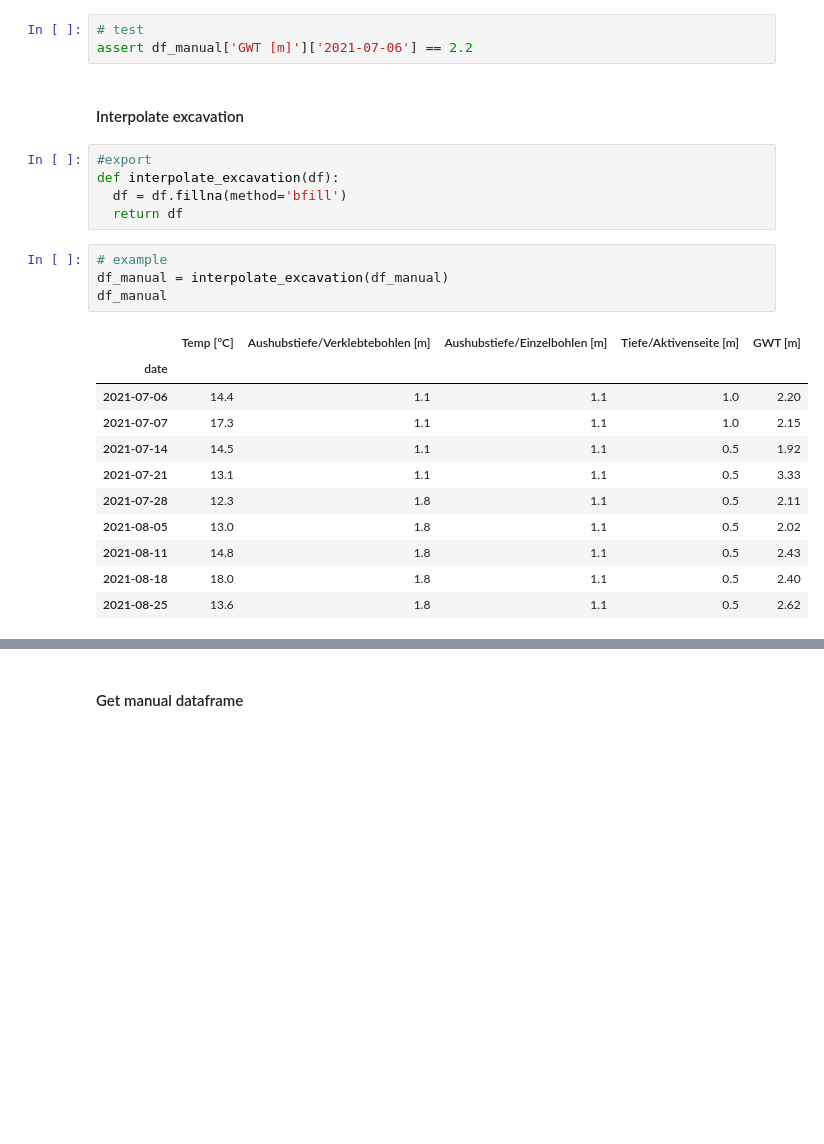
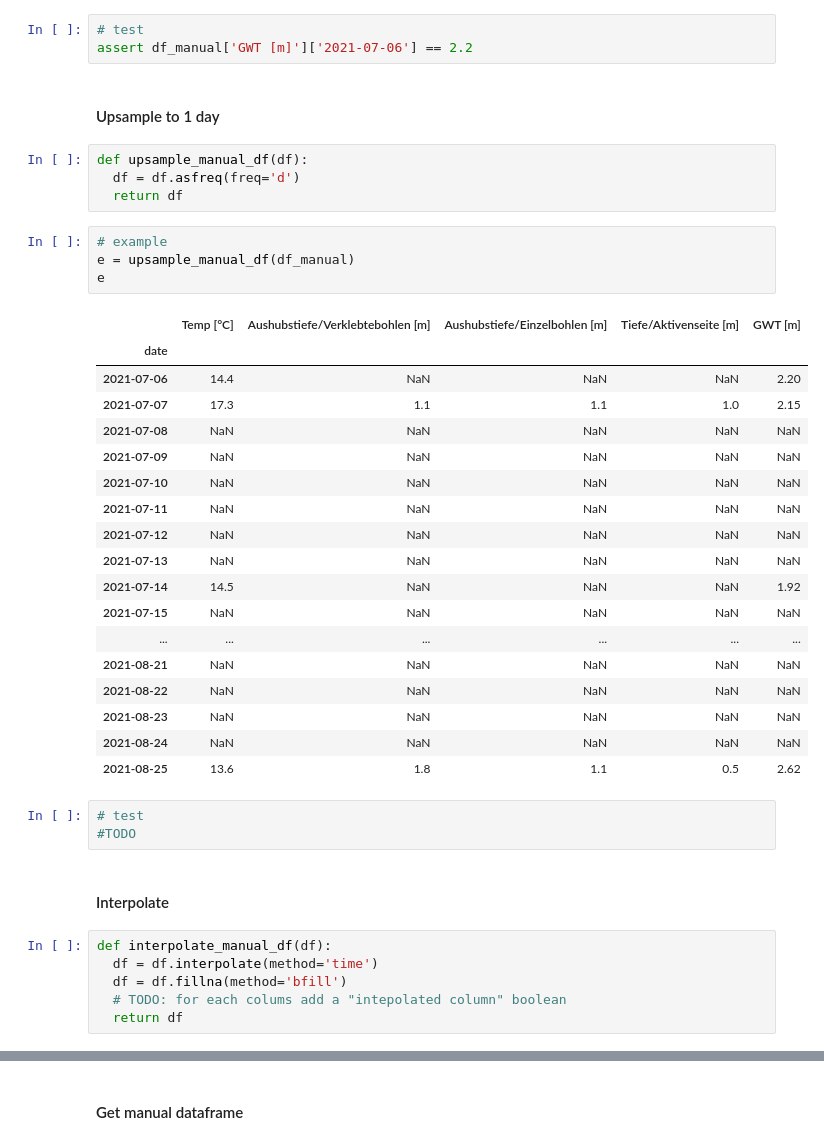
Before and after one commit to PAYEUR/spundsteif, a Jupyter notebook: 03_pressures.ipynb, the cells around one changed output, grey strips where cells are left out. Saved outputs shown, nothing was run; the diff lists cells and outputs as text; blank space fills up the shorter version.

```diff
--- a/03_pressures.ipynb
+++ b/03_pressures.ipynb
@@ -247,26 +245,43 @@ df_manual
 # %%
 # test
 assert df_manual['GWT [m]']['2021-07-06'] == 2.2
+# %% [markdown]
+#### Upsample to 1 day
+# %%
+def upsample_manual_df(df):
+  df = df.asfreq(freq='d')
+  return df
+# %%
+# example
+e = upsample_manual_df(df_manual)
+e
+# %% [output]
+|  | Temp [°C] | Aushubstiefe/Verklebtebohlen [m] | Aushubstiefe/Einzelbohlen [m] | Tiefe/Aktivenseite [m] | GWT [m] |
+| date |  |  |  |  |  |
+| 2021-07-06 | 14.4 | NaN | NaN | NaN | 2.20 |
+| 2021-07-07 | 17.3 | 1.1 | 1.1 | 1.0 | 2.15 |
+| 2021-07-08 | NaN | NaN | NaN | NaN | NaN |
+| 2021-07-09 | NaN | NaN | NaN | NaN | NaN |
+| 2021-07-10 | NaN | NaN | NaN | NaN | NaN |
+| 2021-07-11 | NaN | NaN | NaN | NaN | NaN |
+| 2021-07-12 | NaN | NaN | NaN | NaN | NaN |
+| 2021-07-13 | NaN | NaN | NaN | NaN | NaN |
+| 2021-07-14 | 14.5 | NaN | NaN | NaN | 1.92 |
+| 2021-07-15 | NaN | NaN | NaN | NaN | NaN |
+| ... | ... | ... | ... | ... | ... |
+| 2021-08-21 | NaN | NaN | NaN | NaN | NaN |
+| 2021-08-22 | NaN | NaN | NaN | NaN | NaN |
+| 2021-08-23 | NaN | NaN | NaN | NaN | NaN |
+| 2021-08-24 | NaN | NaN | NaN | NaN | NaN |
+| 2021-08-25 | 13.6 | 1.8 | 1.1 | 0.5 | 2.62 |
+# %%
+# test
+#TODO
 # %% [markdown]
-#### Interpolate excavation
+#### Interpolate
-# %%
-#export
-def interpolate_excavation(df):
-  df = df.fillna(method='bfill')
-  return df
-# %%
-# example
-df_manual = interpolate_excavation(df_manual)
-df_manual
-# %% [output]
-|  | Temp [°C] | Aushubstiefe/Verklebtebohlen [m] | Aushubstiefe/Einzelbohlen [m] | Tiefe/Aktivenseite [m] | GWT [m] |
-| date |  |  |  |  |  |
-| 2021-07-06 | 14.4 | 1.1 | 1.1 | 1.0 | 2.20 |
-| 2021-07-07 | 17.3 | 1.1 | 1.1 | 1.0 | 2.15 |
-| 2021-07-14 | 14.5 | 1.1 | 1.1 | 0.5 | 1.92 |
-| 2021-07-21 | 13.1 | 1.1 | 1.1 | 0.5 | 3.33 |
-| 2021-07-28 | 12.3 | 1.8 | 1.1 | 0.5 | 2.11 |
-| 2021-08-05 | 13.0 | 1.8 | 1.1 | 0.5 | 2.02 |
-| 2021-08-11 | 14.8 | 1.8 | 1.1 | 0.5 | 2.43 |
-| 2021-08-18 | 18.0 | 1.8 | 1.1 | 0.5 | 2.40 |
-| 2021-08-25 | 13.6 | 1.8 | 1.1 | 0.5 | 2.62 |
+# %%
+def interpolate_manual_df(df):
+  df = df.interpolate(method='time')
+  df = df.fillna(method='bfill')
+  # TODO: for each colums add a "intepolated column" boolean
+  return df
```
Also changed, not shown: parts of 13 cells of this notebook, 4 other files.
